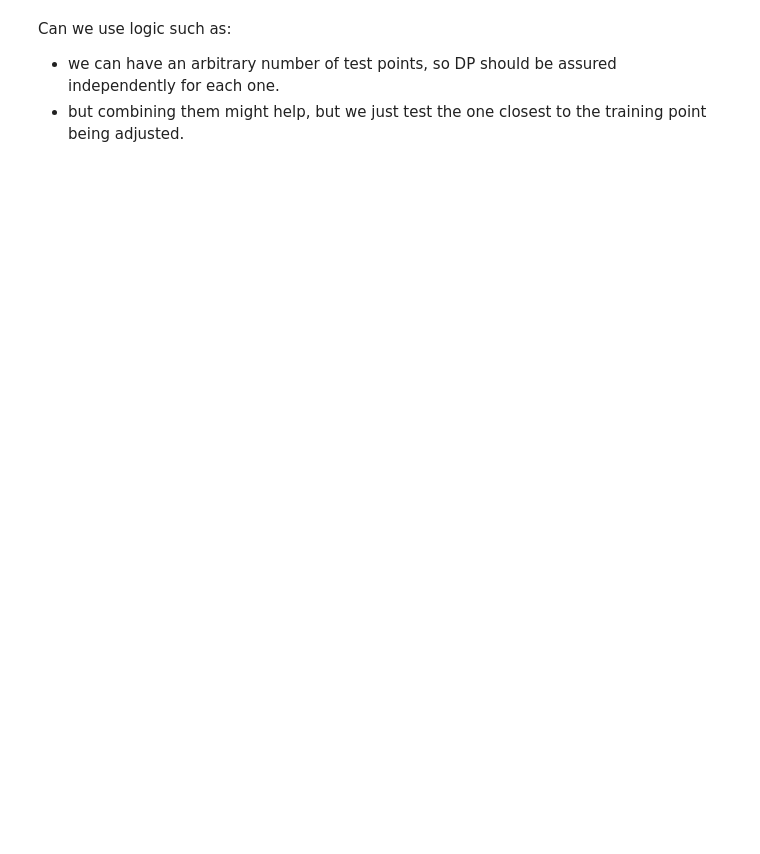
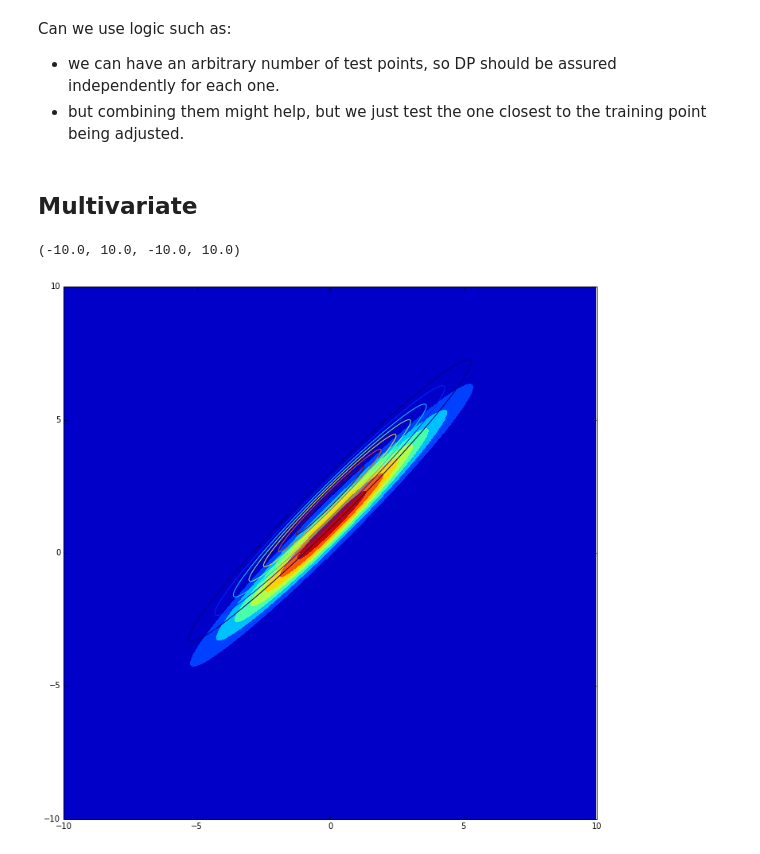
Before and after one commit to lionfish0/dp, a Jupyter notebook: Testing_dp4gp.ipynb, the cells around one changed output. Cells and saved outputs as stored; diff of their text form; code cells hidden in the pictures; blank space fills up the shorter version.

```diff
--- a/Testing_dp4gp.ipynb
+++ b/Testing_dp4gp.ipynb
@@ -136,3 +169,29 @@ plt.plot(q[inc])
 Can we use logic such as:
  - we can have an arbitrary number of test points, so DP should be assured independently for each one.
  - but combining them might help, but we just test the one closest to the training point being adjusted.
+# %% [markdown]
+## Multivariate
+# %%
+import matplotlib.pyplot as plt
+%matplotlib inline
+
+plt.figure(figsize=[12,12])
+from scipy.stats import multivariate_normal
+stepsize = 0.05
+histwidth = 10
+x, y = np.mgrid[-histwidth:histwidth:stepsize, -histwidth:histwidth:stepsize]
+pos = np.empty(x.shape + (2,))
+pos[:, :, 0] = x; pos[:, :, 1] = y
+samp_cov = np.cov(samples.T)
+samp_prime_cov = np.cov(samples_prime.T)
+rv_sample = multivariate_normal(np.mean(samples,0)[2:4], covused[2:4,2:4])# samp_cov[2:4,2:4])
+p = rv_sample.pdf(pos)
+plt.contourf(x, y, p)
+plt.axis('equal')
+rv_sample_prime = multivariate_normal(np.mean(samples_prime,0)[2:4], covused[2:4,2:4])#samp_cov[2:4,2:4])
+q = rv_sample_prime.pdf(pos)
+plt.contour(x, y, q)
+plt.axis('equal')
+# %% [output]
+(-10.0, 10.0, -10.0, 10.0)
+[figure, added]
```
Also changed, not shown: parts of 18 cells of this notebook.
